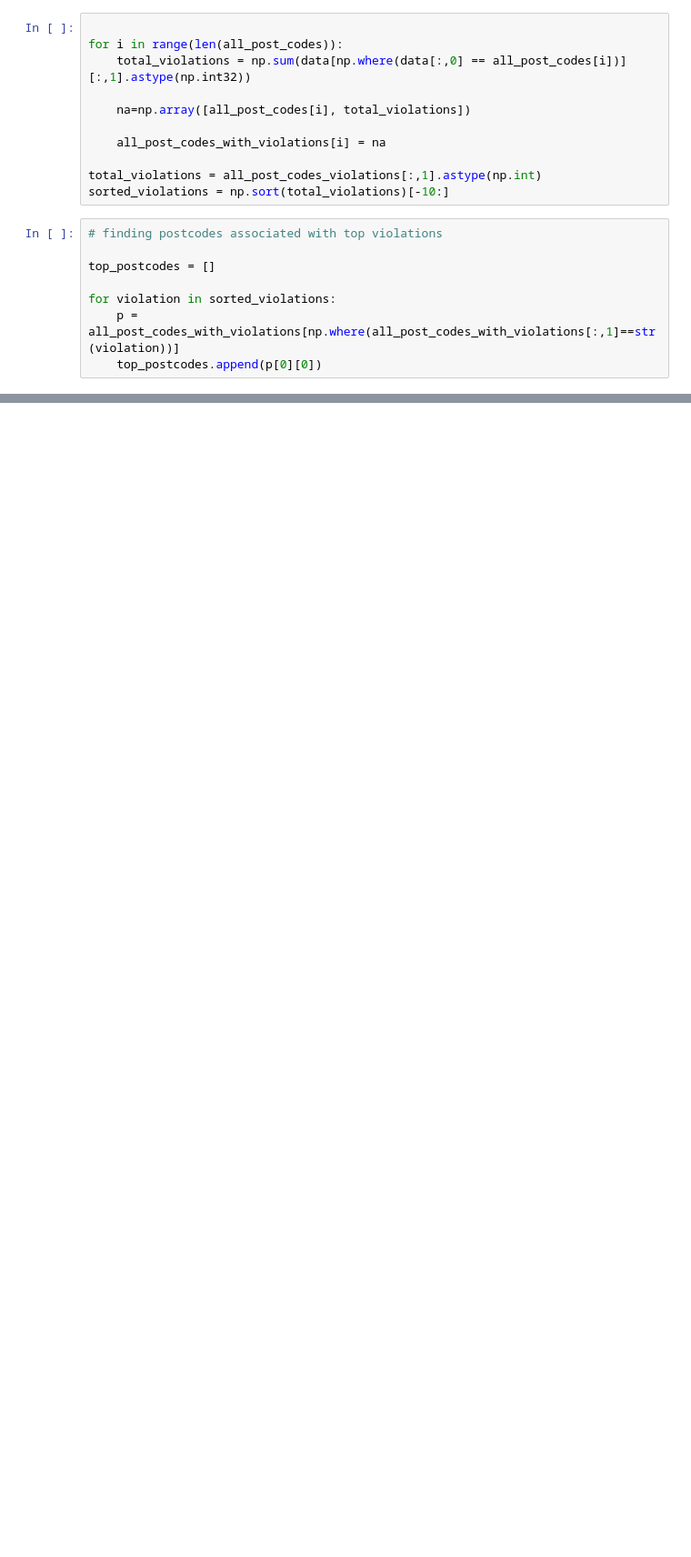
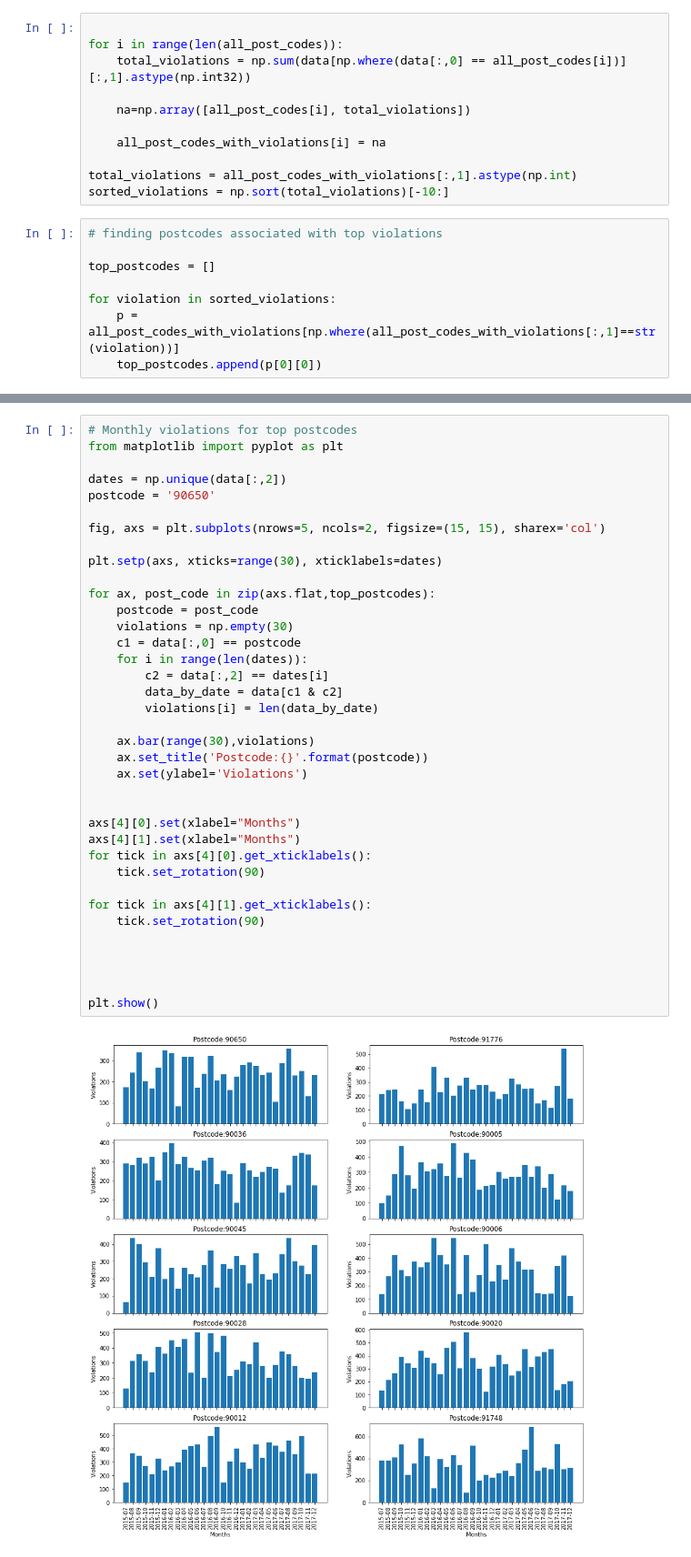
Before and after one commit to Ruhshan/python-sql-practice, a Jupyter notebook: numpy2.ipynb, the cells around one changed output, grey strips where cells are left out. Shown: that part at 91% size. Saved outputs shown, nothing was run; the diff lists cells and outputs as text; blank space fills up the shorter version.

Commit message:
top violations numpy done

```diff
--- a/numpy2.ipynb
+++ b/numpy2.ipynb
@@ -31,7 +31,7 @@ for i in range(len(all_post_codes)):
 
     all_post_codes_with_violations[i] = na
 
-total_violations = all_post_codes_violations[:,1].astype(np.int)
+total_violations = all_post_codes_with_violations[:,1].astype(np.int)
 sorted_violations = np.sort(total_violations)[-10:]
 # %%
 # finding postcodes associated with top violations
@@ -56,0 +44,39 @@ top_postcodes
+# %%
+# Monthly violations for top postcodes
+from matplotlib import pyplot as plt
+
+dates = np.unique(data[:,2])
+postcode = '90650'
+
+fig, axs = plt.subplots(nrows=5, ncols=2, figsize=(15, 15), sharex='col')
+
+plt.setp(axs, xticks=range(30), xticklabels=dates)
+
+for ax, post_code in zip(axs.flat,top_postcodes):
+    postcode = post_code
+    violations = np.empty(30)
+    c1 = data[:,0] == postcode
+    for i in range(len(dates)):
+        c2 = data[:,2] == dates[i]
+        data_by_date = data[c1 & c2]
+        violations[i] = len(data_by_date)
+
+    ax.bar(range(30),violations)
+    ax.set_title('Postcode:{}'.format(postcode))
+    ax.set(ylabel='Violations')
+
+
+axs[4][0].set(xlabel="Months")
+axs[4][1].set(xlabel="Months")
+for tick in axs[4][0].get_xticklabels():
+    tick.set_rotation(90)
+
+for tick in axs[4][1].get_xticklabels():
+    tick.set_rotation(90)
+
+
+
+
+plt.show()
+# %% [output]
+[figure, added]
```
Also changed, not shown: parts of 1 cell of this notebook, 1 other file.
